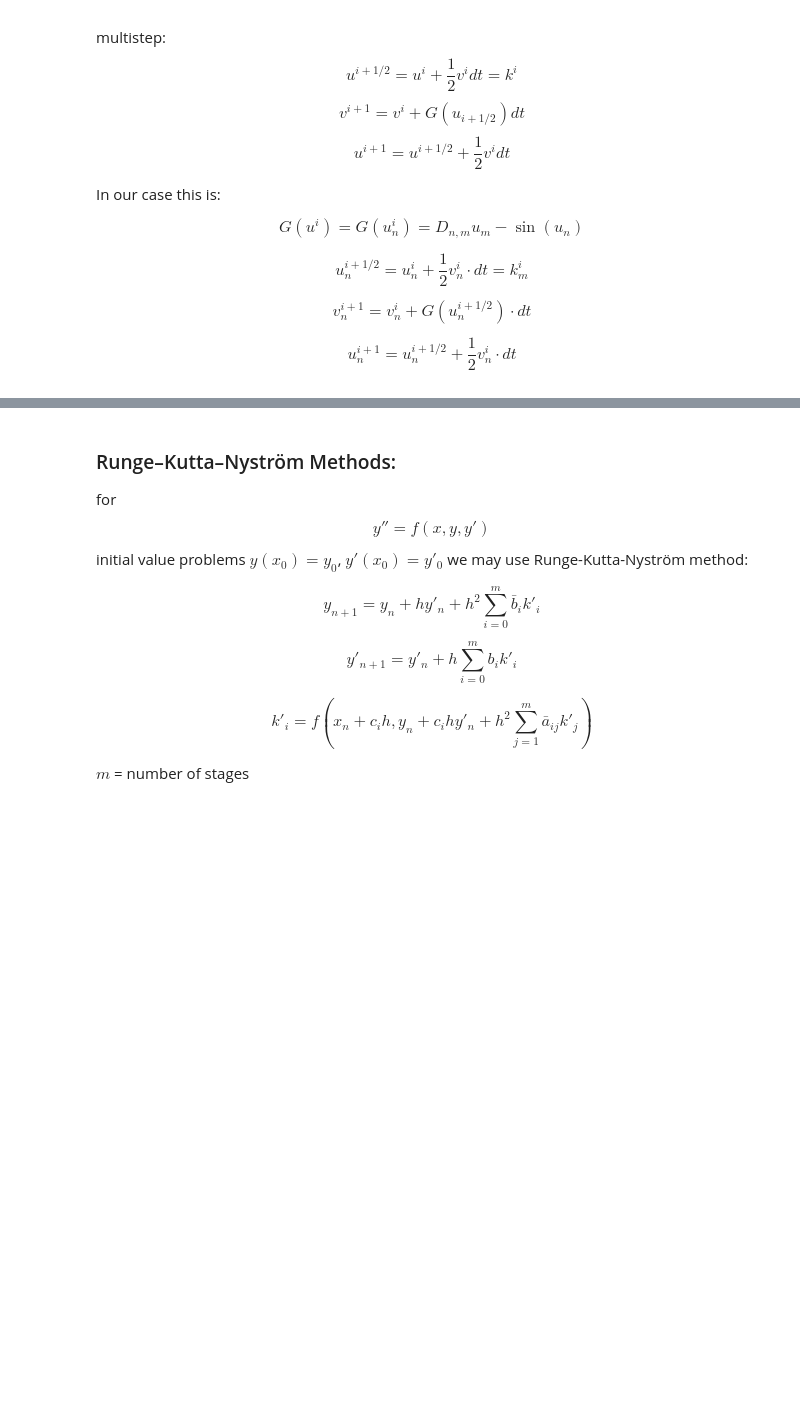
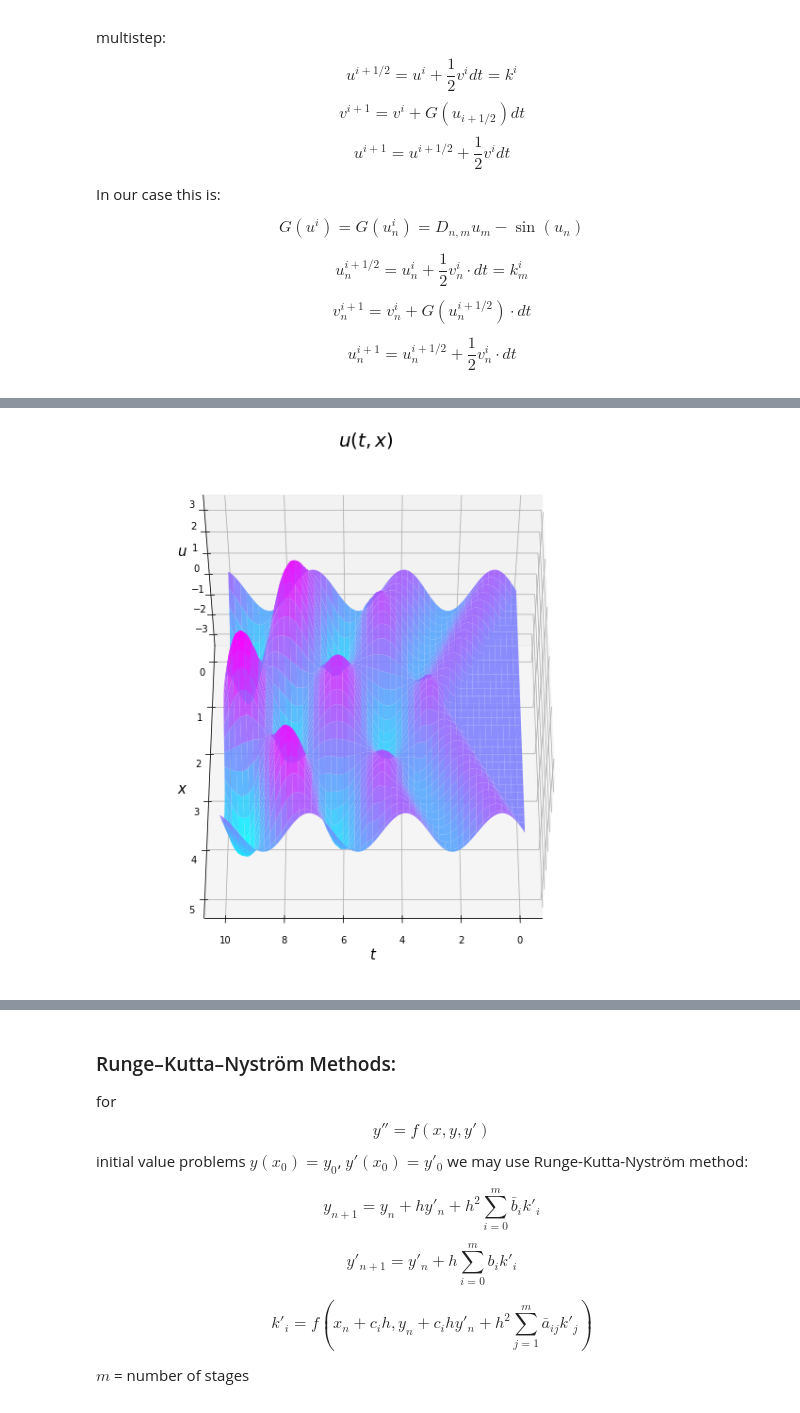
Before and after one commit to Milwa97/PlayGround, a Jupyter notebook: sine_gordon.ipynb, the cells around one changed output, grey strips where cells are left out. Saved outputs shown, nothing was run; the diff lists cells and outputs as text; code cells hidden in the pictures; blank space fills up the shorter version.

```diff
--- a/sine_gordon.ipynb
+++ b/sine_gordon.ipynb
@@ -299,0 +222,6 @@ for i in range(0,Nt):
+# %%
+#%timeit sum(range(10))
+
+v2(Nt, Nx, u, v,t,x, azim=90)
+# %% [output]
+[figure, added]
```
Also changed, not shown: parts of 14 cells of this notebook, 1 other file.
